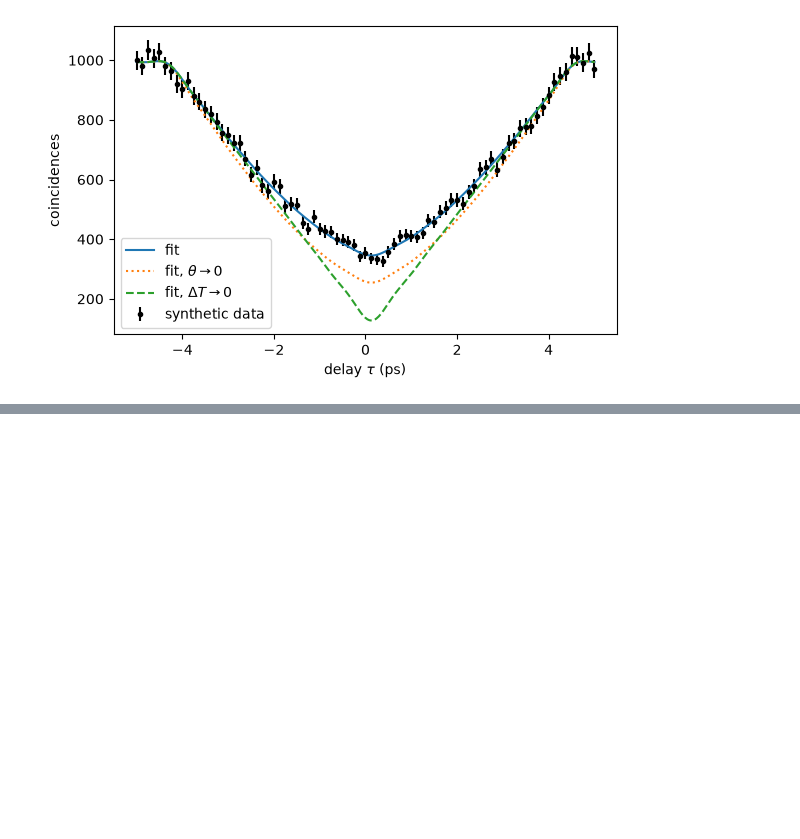
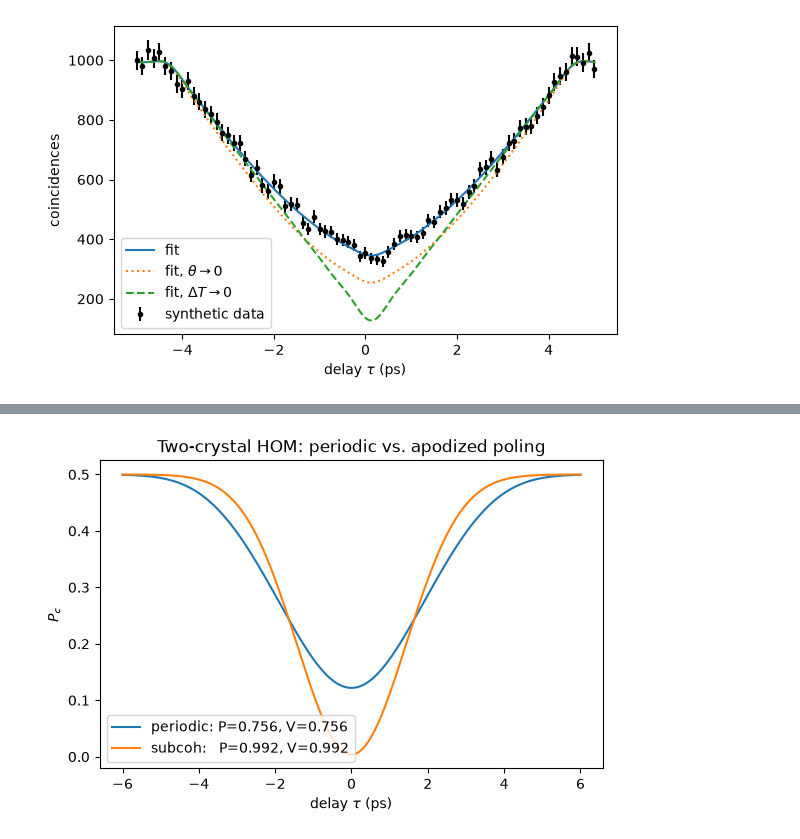
Before and after one commit to nicosieber/PhotonPairLab, a Jupyter notebook: notebooks/hom_visibility.ipynb, the cells around one changed output, grey strips where cells are left out. Saved outputs shown, nothing was run; the diff lists cells and outputs as text; code cells hidden in the pictures; blank space fills up the shorter version.

```diff
--- a/notebooks/hom_visibility.ipynb
+++ b/notebooks/hom_visibility.ipynb
@@ -439,0 +565,16 @@ fix alone would restore. Some practical notes for real data:
+# %%
+res_A_sc = simulate(mode="subcoh", w=18e-6)
+res_B_sc = simulate(mode="subcoh", w=18e-6)
+two_crystal_sc = HOMAnalyzer(res_A_sc, res_B_sc).compute_two_mode_HOM("signal", "signal", taus_s=taus)
+_, purity_sc, _ = SpectralAnalyzer(res_A_sc).schmidt_decomposition()
+
+fig, ax = plt.subplots(figsize=(6.5, 4))
+ax.plot(taus_ps, two_crystal.coincidence_probabilities,
+        label=f"periodic: P={purity_A:.3f}, V={V_two:.3f}")
+ax.plot(taus_ps, two_crystal_sc.coincidence_probabilities,
+        label=f"subcoh:   P={purity_sc:.3f}, V={visibility(two_crystal_sc.coincidence_probabilities):.3f}")
+ax.set(xlabel=r"delay $\tau$ (ps)", ylabel=r"$P_c$", title="Two-crystal HOM: periodic vs. apodized poling")
+ax.legend()
+plt.show()
+# %% [output]
+[figure, added]
```
Also changed, not shown: parts of 11 cells of this notebook.
